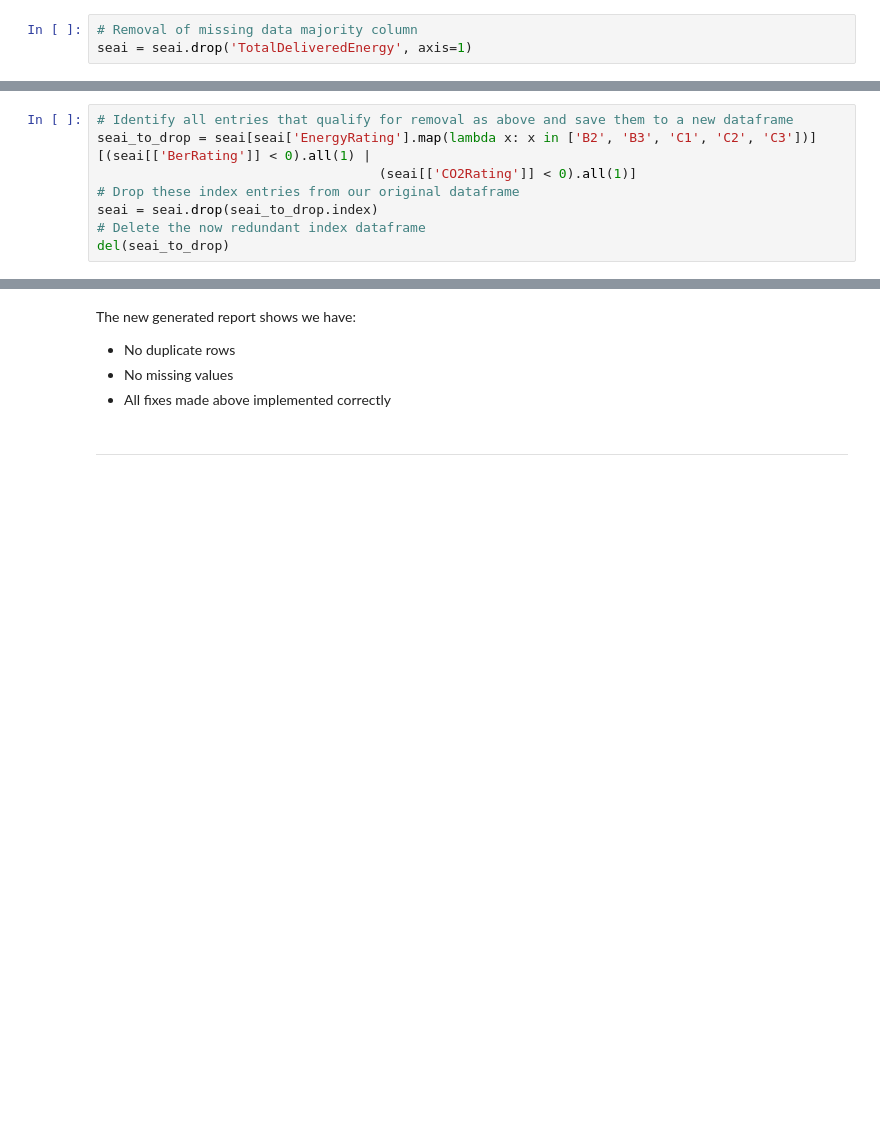
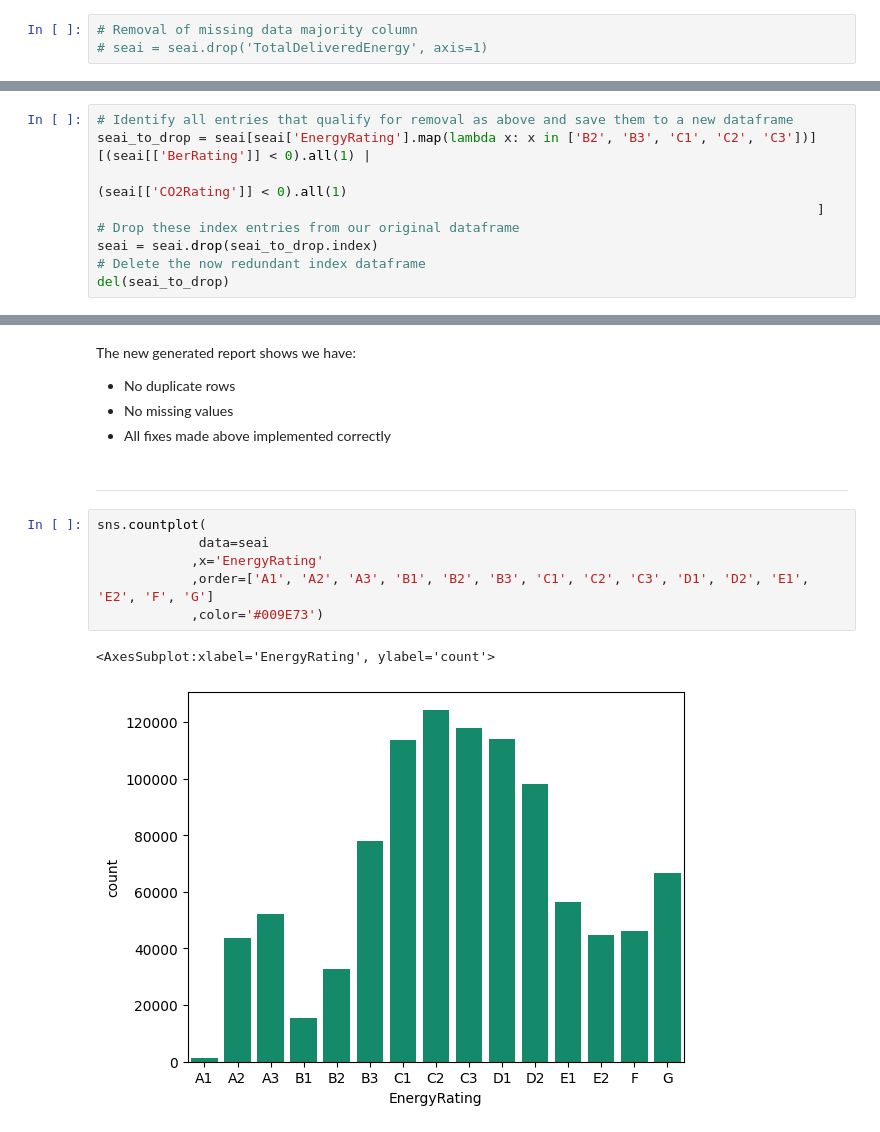
Before and after one commit to OisinB-2814/masters_thesis_ob2814, a Jupyter notebook: notebooks/define.ipynb, the cells around one changed output, grey strips where cells are left out. Cells and saved outputs as stored; diff of their text form; blank space fills up the shorter version.

```diff
--- a/notebooks/define.ipynb
+++ b/notebooks/define.ipynb
@@ -160,7 +162,7 @@ sns.histplot(data=seai
 ---
 # %%
 # Removal of missing data majority column
-seai = seai.drop('TotalDeliveredEnergy', axis=1)
+# seai = seai.drop('TotalDeliveredEnergy', axis=1)
 # %% [markdown]
 ---
 # %%
@@ -188,7 +190,8 @@ I will remove any below a B2 rating as I do not see logically other than solar p
 # %%
 # Identify all entries that qualify for removal as above and save them to a new dataframe
 seai_to_drop = seai[seai['EnergyRating'].map(lambda x: x in ['B2', 'B3', 'C1', 'C2', 'C3'])][(seai[['BerRating']] < 0).all(1) |
-                                    (seai[['CO2Rating']] < 0).all(1)]
+                                                                                             (seai[['CO2Rating']] < 0).all(1)
+                                                                                            ]
 # Drop these index entries from our original dataframe
 seai = seai.drop(seai_to_drop.index)
 # Delete the now redundant index dataframe
@@ -262,3 +265,12 @@ The new generated report shows we have:
 - All fixes made above implemented correctly
 # %% [markdown]
 ---
+# %%
+sns.countplot(
+             data=seai
+            ,x='EnergyRating'
+            ,order=['A1', 'A2', 'A3', 'B1', 'B2', 'B3', 'C1', 'C2', 'C3', 'D1', 'D2', 'E1', 'E2', 'F', 'G']
+            ,color='#009E73')
+# %% [output]
+<AxesSubplot:xlabel='EnergyRating', ylabel='count'>
+[figure, added]
```
Also changed, not shown: parts of 12 cells of this notebook, 2 other files.
